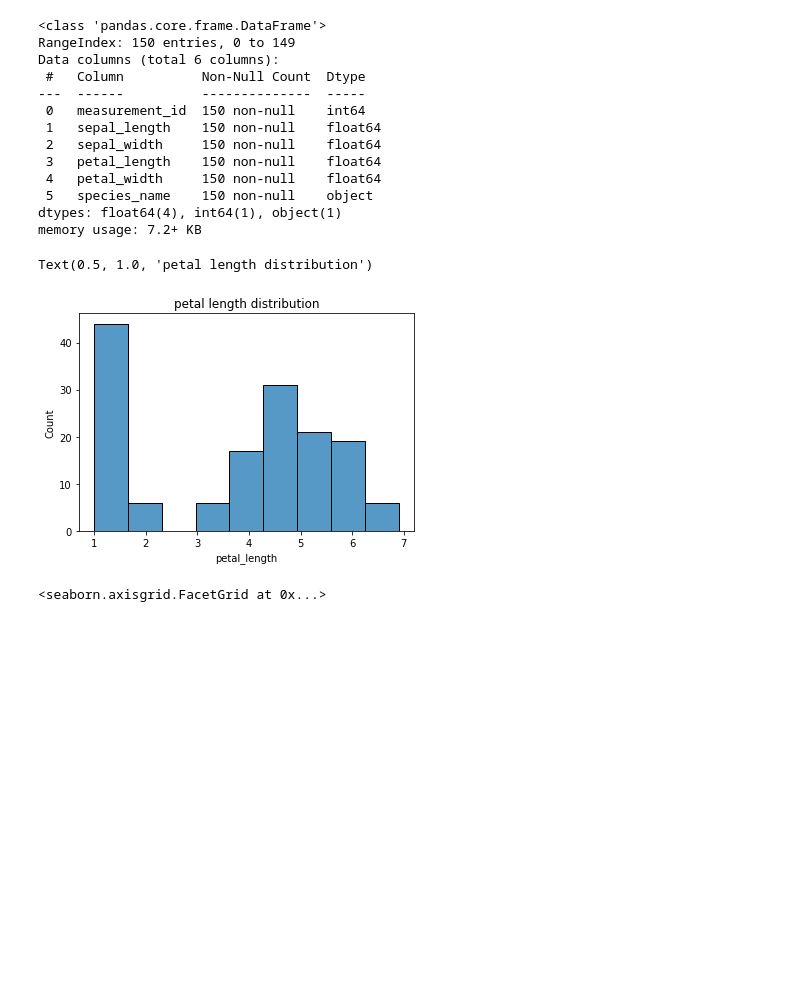
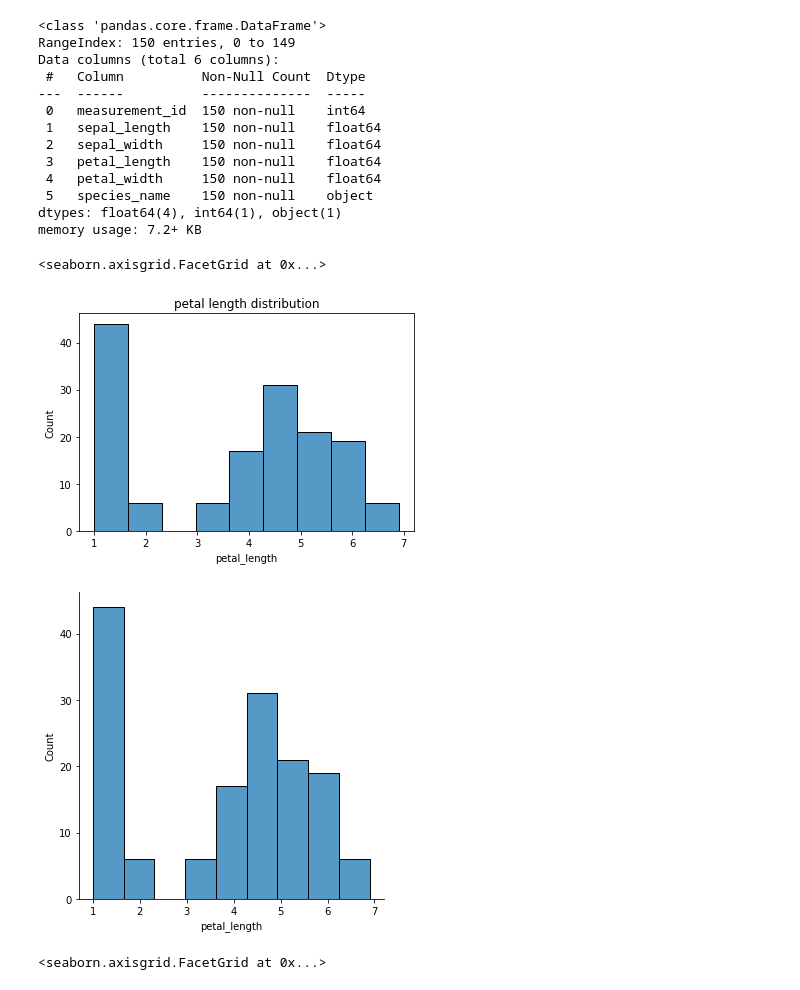
Before and after one commit to stephenfitzsimon/numpy-pandas-visualization-exercises, a Jupyter notebook: seaborn_exercises.ipynb, the cells around one changed output. Drawn from its saved outputs; the diff is of its cells as text; code cells hidden in the pictures; blank space fills up the shorter version.

Commit message:
modified seaborn ex

```diff
--- a/seaborn_exercises.ipynb
+++ b/seaborn_exercises.ipynb
@@ -47,10 +48,12 @@ memory usage: 7.2+ KB
 # %%
 # 1. What does the distribution of petal lengths look like?
 sns.histplot(df_iris.petal_length)
 plt.title('petal length distribution')
+sns.displot(df_iris.petal_length)
 # %% [output]
-Text(0.5, 1.0, 'petal length distribution')
+<seaborn.axisgrid.FacetGrid at 0x...>
 [figure]
+[figure, added]
 # %%
 # 2. Is there a correlation between petal length and petal width? Use http://guessthecorrelation.com/
 # as a hint to how we could visually determine if a correlation exists between two numeric columns.
```
Also changed, not shown: parts of 16 cells of this notebook.
